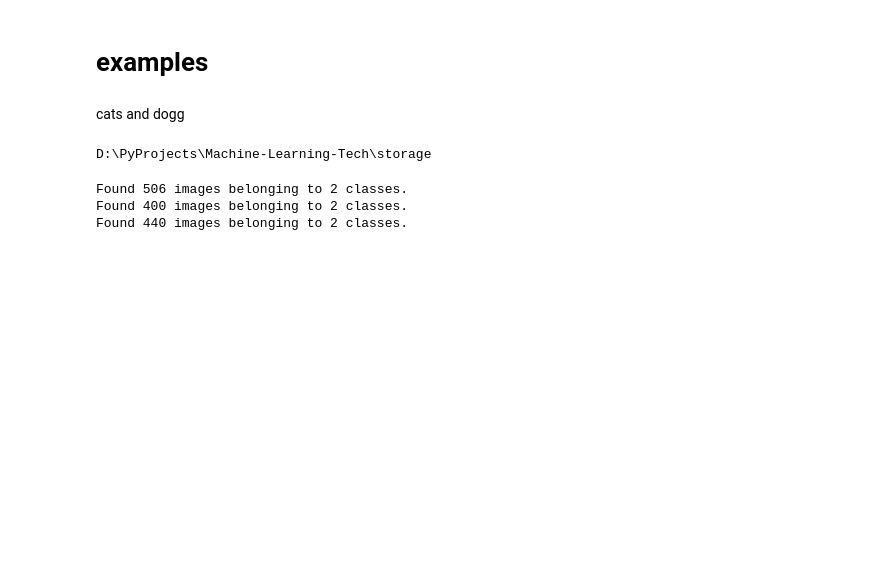
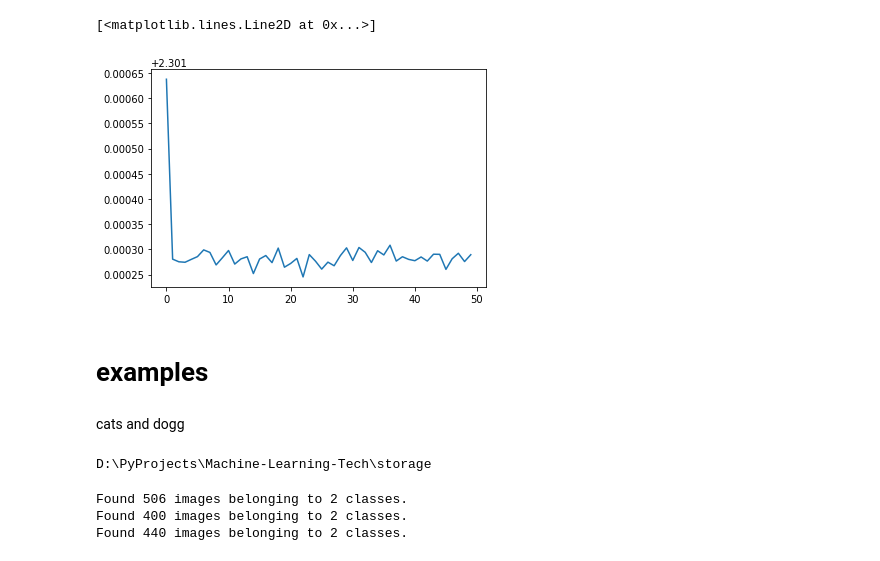
Before and after one commit to Apollo1840/Machine-Learning-Tech, a Jupyter notebook: ml_frameworks/2_keras/i_basics/i_cnn.ipynb, the cells around one changed output. Drawn from its saved outputs; the diff is of its cells as text; code cells hidden in the pictures; blank space fills up the shorter version.

```diff
--- a/ml_frameworks/2_keras/i_basics/i_cnn.ipynb
+++ b/ml_frameworks/2_keras/i_basics/i_cnn.ipynb
@@ -101,7 +120,7 @@ model.compile(optimizer = optimizer , loss = "categorical_crossentropy", metrics
 # fit
 
 # Set a learning rate annealer
-learning_rate_reduction = ReduceLROnPlateau(monitor='val_acc',
+learning_rate_reduction = ReduceLROnPlateau(monitor='val_loss',
                                             patience=3,
                                             verbose=1,
                                             factor=0.5,
@@ -111,8 +130,8 @@ learning_rate_reduction = ReduceLROnPlateau(monitor='val_acc',
 batch_size = 86
 
 # steps_per_epoch is necessary for model.fit_generator()
-model.fit(datagen.flow(X_train, y_train, batch_size=batch_size),
-                    epochs = 30,
+hist = model.fit(datagen.flow(X_train, y_train, batch_size=batch_size),
+                    epochs = 50,
                     validation_data = (X_test,y_test),
                     steps_per_epoch=X_train.shape[0] // batch_size,
                     callbacks=[learning_rate_reduction])
@@ -138,3 +166,8 @@ WARNING:tensorflow:Learning rate reduction is conditioned on metric `val_acc` wh
+# %%
+plt.plot(hist.history["loss"])
+# %% [output]
+[<matplotlib.lines.Line2D at 0x...>]
+[figure, added]
 # %%
 results = model.predict(X_test)
 # %%
```
Also changed, not shown: parts of 3 cells of this notebook.
